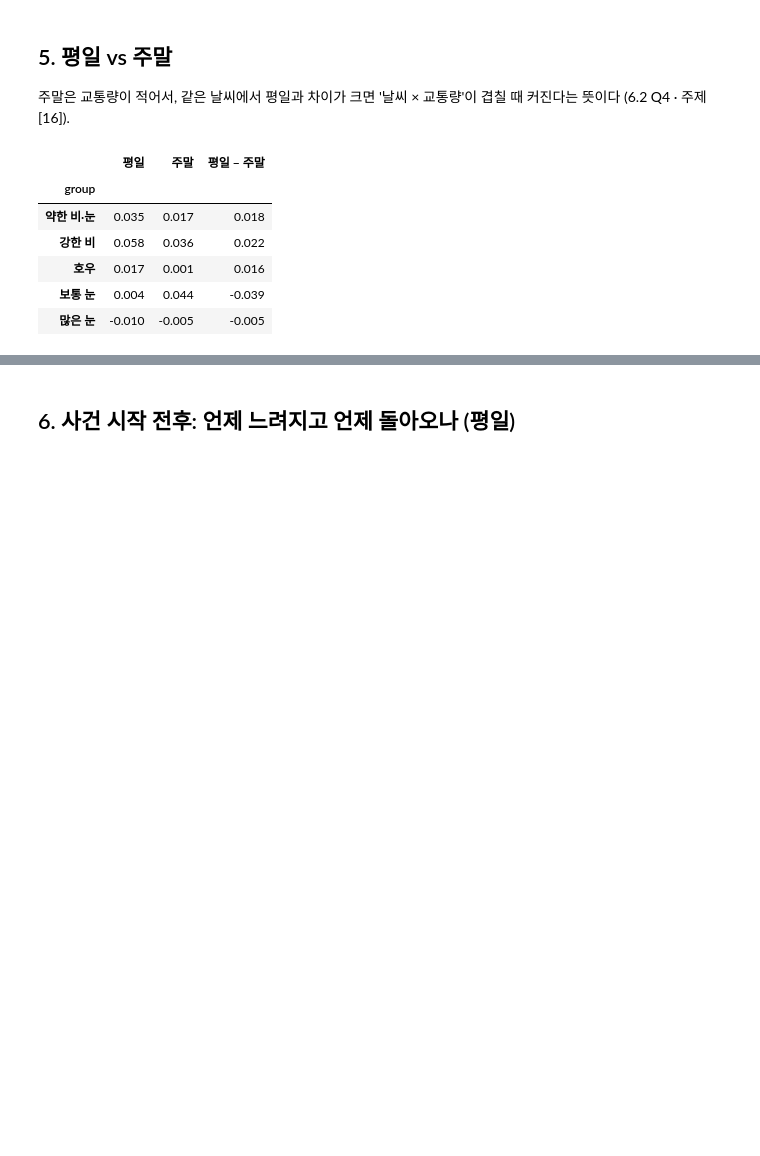
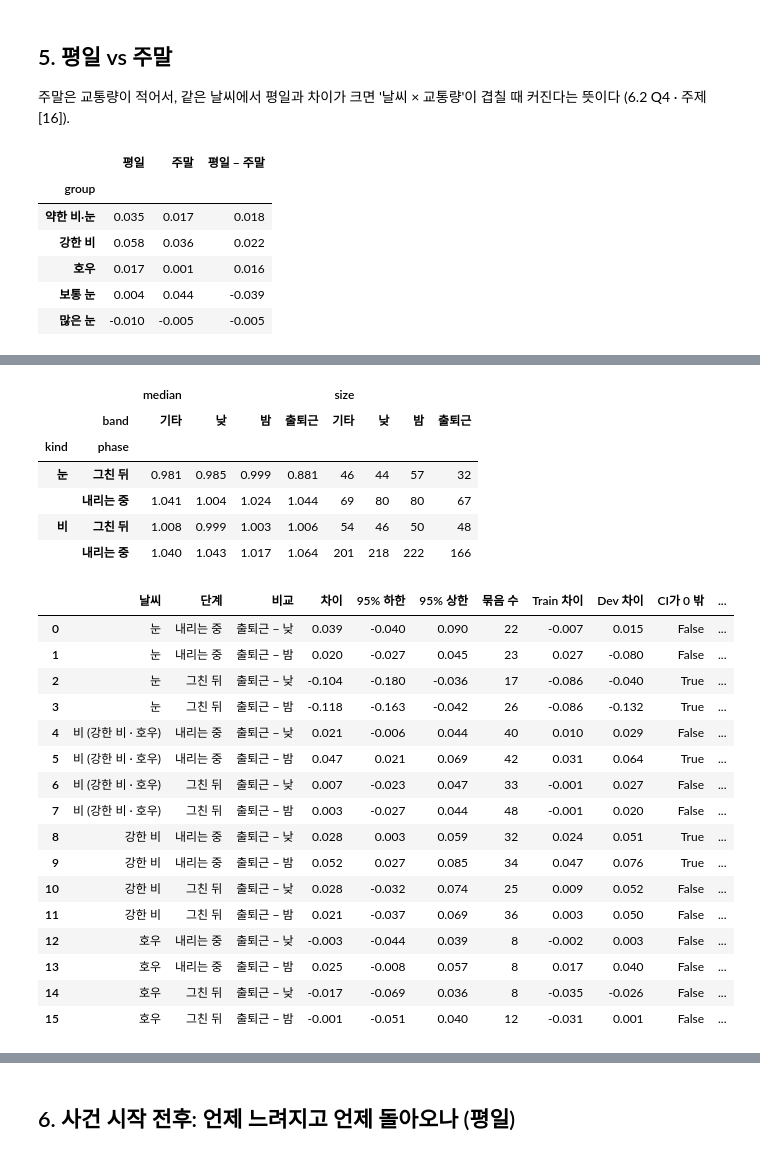
Before and after one commit to data-crawling-6/seoul-weather-traffic, a Jupyter notebook: notebooks/02_analysis/ljh_comparison.ipynb, the cells around one changed output, grey strips where cells are left out. Drawn from its saved outputs; the diff is of its cells as text; code cells hidden in the pictures; blank space fills up the shorter version.

Commit message:
B feat: 24시간 비교에 단계별, 평일 주말, 도로 유형별 판정 추가
- 눈, 비를 내리는 중과 그친 뒤로 나눠 비교
- 평일 주말 차이 신뢰구간, 도시고속도로와 주간선도로 따로 판정

```diff
--- a/notebooks/02_analysis/ljh_comparison.ipynb
+++ b/notebooks/02_analysis/ljh_comparison.ipynb
@@ -58,6 +58,12 @@ h['band'] = h['hour'].map(band_of).fillna('기타')
 h['day2'] = np.where(h['daytype'].eq('평일'), '평일', '주말')
 h['group'] = h['impact'].fillna(h['weather_group'])        # 맑음 · 약한 비·눈 · 강한 비 · 호우 · 보통 눈 · 많은 눈
 h['kind'] = h['group'].map({'강한 비': '비', '호우': '비', '보통 눈': '눈', '많은 눈': '눈'})
+# 악천후 시간을 '내리는 중'(사건 시작~끝 시각)과 '그친 뒤'(영향 시간: 눈 12시간 · 비 3시간)로 나눈다
+ev_se = load_processed('weather_events')[['event_id', 'start', 'end']]
+ev_se['end'] = pd.to_datetime(ev_se['end'])
+h = h.merge(ev_se[['event_id', 'end']].rename(columns={'end': 'event_end'}), on='event_id', how='left')
+h['phase'] = np.where(h['kind'].isna(), None,
+                      np.where(pd.to_datetime(h['datetime']) <= h['event_end'], '내리는 중', '그친 뒤'))
 print(f"{len(h):,}행 · 도로 · 방향 {h[['road_id','direction']].drop_duplicates().shape[0]}개 · "
       f"{h['date'].min():%Y-%m-%d} ~ {h['date'].max():%Y-%m-%d} · 비율 빈값 {h['ratio'].isna().mean():.2%}")
 h.groupby(['model_set', 'season']).size().rename('행').to_frame()
@@ -76,7 +82,8 @@ h.groupby(['model_set', 'season']).size().rename('행').to_frame()
 (도로끼리는 같은 날씨를 같이 겪어 서로 독립이 아니므로, 도로 행을 그대로 세면 표본이 부풀려진다).
 시간 수 표는 아래 모든 결과의 표본 크기다.
 # %%
-city = (h.groupby(['model_set', 'season', 'date', 'hour', 'daytype', 'day2', 'band', 'group', 'kind', 'event_id'], dropna=False)
+KEYS = ['model_set', 'season', 'date', 'hour', 'daytype', 'day2', 'band', 'group', 'kind', 'phase', 'event_id']
+city = (h.groupby(KEYS, dropna=False)
           .agg(ratio=('ratio', 'mean'), congested=('is_congested', 'mean'), precip=('precip_mm', 'first'),
                snow3h=('new_snow_3h_cm', 'first')).reset_index()
           .dropna(subset=['ratio']))   # 도로가 전부 빈 시간(TOPIS 수집 공백)은 뺀다
@@ -257,3 +268,12 @@ wk.round(3)
 | 호우 | 0.017 | 0.001 | 0.016 |
 | 보통 눈 | 0.004 | 0.044 | -0.039 |
 | 많은 눈 | -0.010 | -0.005 | -0.005 |
+# %%
+# 평일 − 주말 차이의 신뢰구간 (출퇴근 시간대, 같은 날씨끼리). 평일 · 주말은 각자의 맑은 날 평소값으로 나눈 비율이다
+rows = []
+for gname, gs in GROUPS.items():
+    base = city[city['band'].eq('출퇴근') & city['group'].isin(gs)]
+    rows.append({'날씨': gname, '비교': '평일 − 주말 (출퇴근)', **compare(base, '평일', '주말', col='day2')})
+q5 = judge(pd.DataFrame(rows), pos='평일이 더 큼', neg='주말이 더 큼')
+q5.to_csv(TAB / 'ljh_comparison_weekday_weekend_ci.csv', index=False, encoding='utf-8-sig')
+q5.round(3)
@@ -259,0 +294,39 @@ wk.round(3)
+# %%
+PHASE_GROUPS = {'눈': ['보통 눈', '많은 눈'], '비 (강한 비 · 호우)': ['강한 비', '호우'], '강한 비': ['강한 비'], '호우': ['호우']}
+ph_tab = (city[city['day2'].eq('평일') & city['phase'].notna()]
+          .pivot_table(index=['kind', 'phase'], columns='band', values='ratio', aggfunc=['median', 'size']))
+display(ph_tab.round(3))
+rows = []
+for gname, gs in PHASE_GROUPS.items():
+    for ph in ['내리는 중', '그친 뒤']:
+        for other in ['낮', '밤']:
+            base = city[city['day2'].eq('평일') & city['group'].isin(gs) & city['phase'].eq(ph)]
+            rows.append({'날씨': gname, '단계': ph, '비교': f'출퇴근 − {other}', **compare(base, '출퇴근', other)})
+q3p = judge(pd.DataFrame(rows))
+q3p.to_csv(TAB / 'ljh_comparison_phase_ci.csv', index=False, encoding='utf-8-sig')
+q3p.round(3)
+# %% [output]
+|  |  | median |  |  |  | size |  |  |  |
+|  | band | 기타 | 낮 | 밤 | 출퇴근 | 기타 | 낮 | 밤 | 출퇴근 |
+| kind | phase |  |  |  |  |  |  |  |  |
+| 눈 | 그친 뒤 | 0.981 | 0.985 | 0.999 | 0.881 | 46 | 44 | 57 | 32 |
+|  | 내리는 중 | 1.041 | 1.004 | 1.024 | 1.044 | 69 | 80 | 80 | 67 |
+| 비 | 그친 뒤 | 1.008 | 0.999 | 1.003 | 1.006 | 54 | 46 | 50 | 48 |
+|  | 내리는 중 | 1.040 | 1.043 | 1.017 | 1.064 | 201 | 218 | 222 | 166 |
+|  | 날씨 | 단계 | 비교 | 차이 | 95% 하한 | 95% 상한 | 묶음 수 | Train 차이 | Dev 차이 | CI가 0 밖 | ... |
+| 0 | 눈 | 내리는 중 | 출퇴근 − 낮 | 0.039 | -0.040 | 0.090 | 22 | -0.007 | 0.015 | False | ... |
+| 1 | 눈 | 내리는 중 | 출퇴근 − 밤 | 0.020 | -0.027 | 0.045 | 23 | 0.027 | -0.080 | False | ... |
+| 2 | 눈 | 그친 뒤 | 출퇴근 − 낮 | -0.104 | -0.180 | -0.036 | 17 | -0.086 | -0.040 | True | ... |
+| 3 | 눈 | 그친 뒤 | 출퇴근 − 밤 | -0.118 | -0.163 | -0.042 | 26 | -0.086 | -0.132 | True | ... |
+| 4 | 비 (강한 비 · 호우) | 내리는 중 | 출퇴근 − 낮 | 0.021 | -0.006 | 0.044 | 40 | 0.010 | 0.029 | False | ... |
+| 5 | 비 (강한 비 · 호우) | 내리는 중 | 출퇴근 − 밤 | 0.047 | 0.021 | 0.069 | 42 | 0.031 | 0.064 | True | ... |
+| 6 | 비 (강한 비 · 호우) | 그친 뒤 | 출퇴근 − 낮 | 0.007 | -0.023 | 0.047 | 33 | -0.001 | 0.027 | False | ... |
+| 7 | 비 (강한 비 · 호우) | 그친 뒤 | 출퇴근 − 밤 | 0.003 | -0.027 | 0.044 | 48 | -0.001 | 0.020 | False | ... |
+| 8 | 강한 비 | 내리는 중 | 출퇴근 − 낮 | 0.028 | 0.003 | 0.059 | 32 | 0.024 | 0.051 | True | ... |
+| 9 | 강한 비 | 내리는 중 | 출퇴근 − 밤 | 0.052 | 0.027 | 0.085 | 34 | 0.047 | 0.076 | True | ... |
+| 10 | 강한 비 | 그친 뒤 | 출퇴근 − 낮 | 0.028 | -0.032 | 0.074 | 25 | 0.009 | 0.052 | False | ... |
+| 11 | 강한 비 | 그친 뒤 | 출퇴근 − 밤 | 0.021 | -0.037 | 0.069 | 36 | 0.003 | 0.050 | False | ... |
+| 12 | 호우 | 내리는 중 | 출퇴근 − 낮 | -0.003 | -0.044 | 0.039 | 8 | -0.002 | 0.003 | False | ... |
+| 13 | 호우 | 내리는 중 | 출퇴근 − 밤 | 0.025 | -0.008 | 0.057 | 8 | 0.017 | 0.040 | False | ... |
+| 14 | 호우 | 그친 뒤 | 출퇴근 − 낮 | -0.017 | -0.069 | 0.036 | 8 | -0.035 | -0.026 | False | ... |
+| 15 | 호우 | 그친 뒤 | 출퇴근 − 밤 | -0.001 | -0.051 | 0.040 | 12 | -0.031 | 0.001 | False | ... |
```
Also changed, not shown: parts of 6 cells of this notebook, 3 other files.
